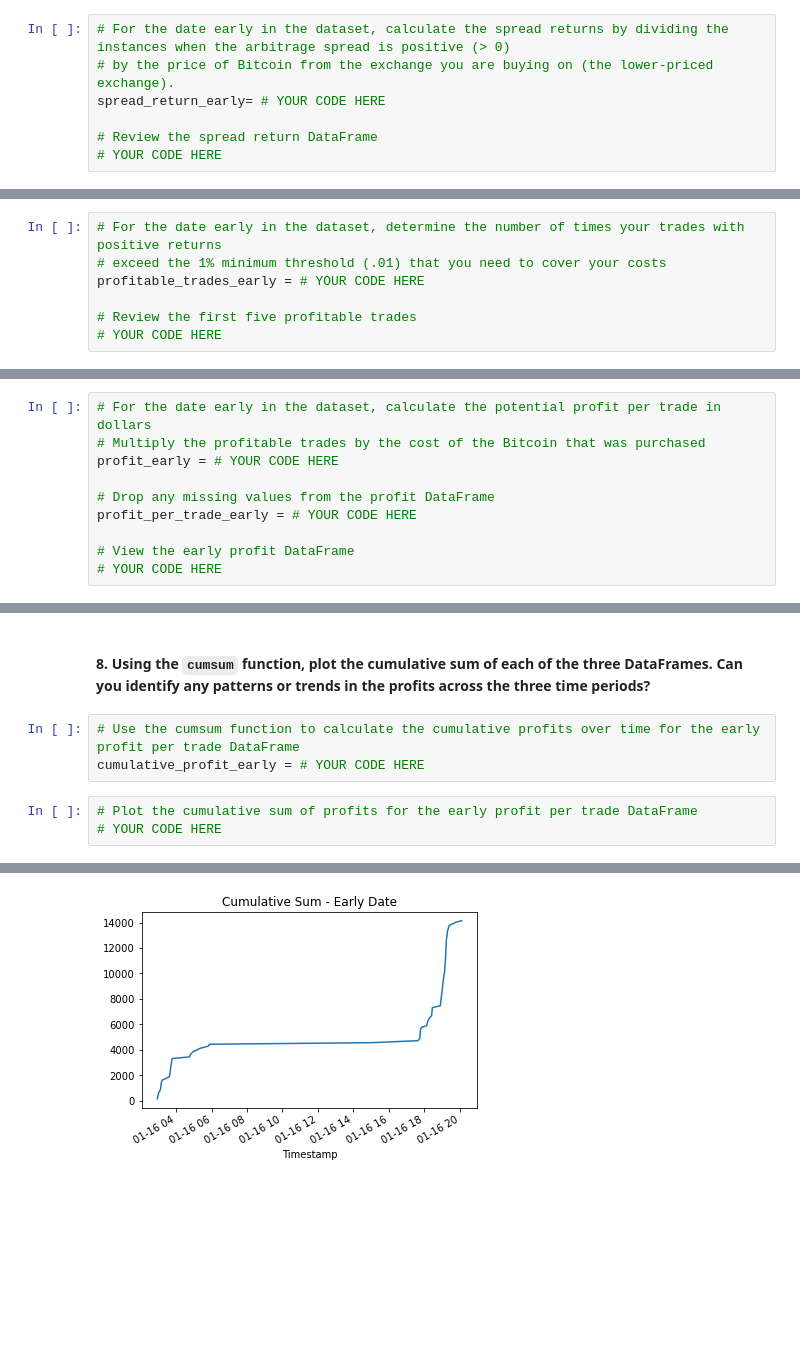
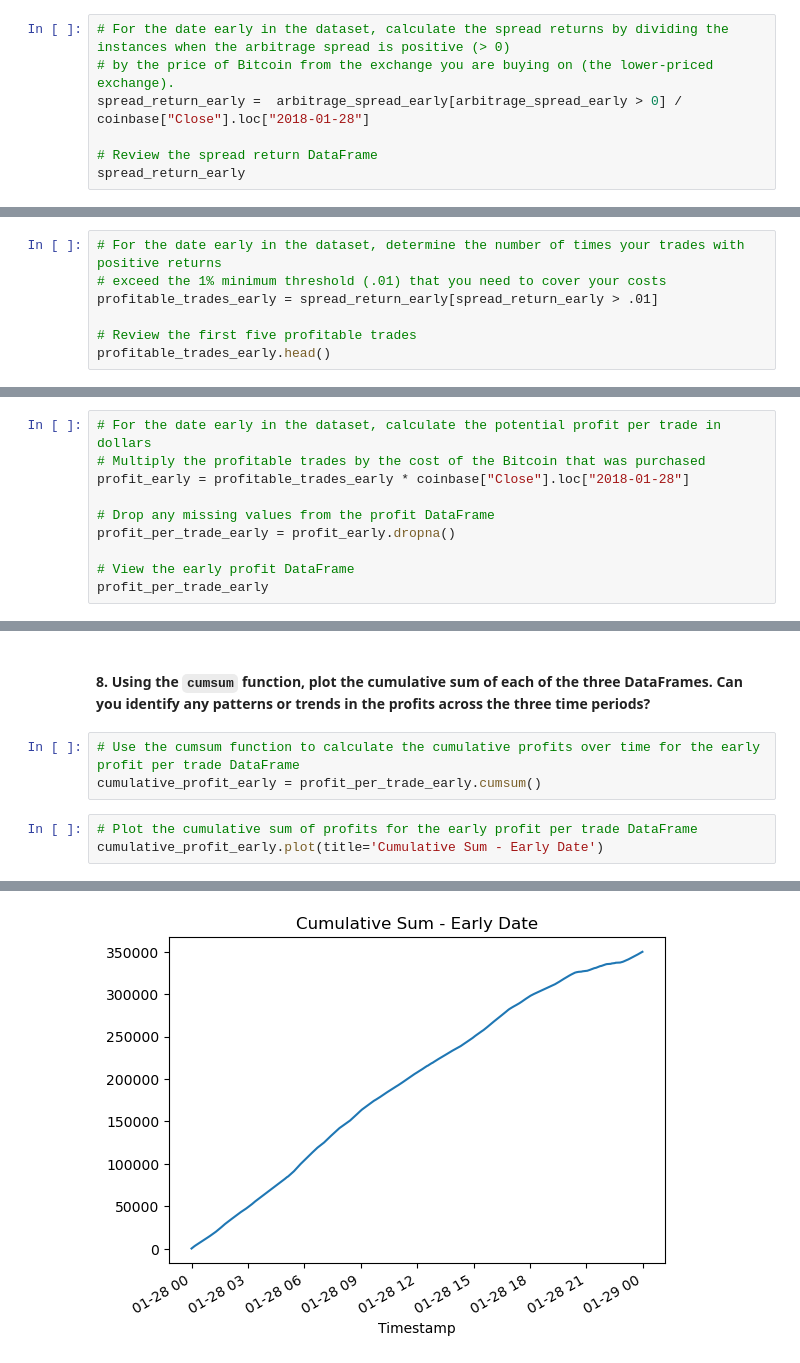
Before and after one commit to mikenguyenx/bootcamp_homework, a Jupyter notebook: challenge3_crypto_arbitrage/crypto_arbitrage.ipynb, the cells around one changed output, grey strips where cells are left out. Saved outputs shown, nothing was run; the diff lists cells and outputs as text; blank space fills up the shorter version.

```diff
--- a/challenge3_crypto_arbitrage/crypto_arbitrage.ipynb
+++ b/challenge3_crypto_arbitrage/crypto_arbitrage.ipynb
@@ -494,9 +528,9 @@ Name: Close, dtype: float64
 # %%
 # For the date early in the dataset, calculate the spread returns by dividing the instances when the arbitrage spread is positive (> 0)
 # by the price of Bitcoin from the exchange you are buying on (the lower-priced exchange).
-spread_return_early= # YOUR CODE HERE
+spread_return_early =  arbitrage_spread_early[arbitrage_spread_early > 0] / coinbase["Close"].loc["2018-01-28"]
 
 # Review the spread return DataFrame
-# YOUR CODE HERE
+spread_return_early
 # %% [output]
 Timestamp
@@ -511,9 +593,9 @@ Name: Close, dtype: float64
 # %%
 # For the date early in the dataset, determine the number of times your trades with positive returns
 # exceed the 1% minimum threshold (.01) that you need to cover your costs
-profitable_trades_early = # YOUR CODE HERE
+profitable_trades_early = spread_return_early[spread_return_early > .01]
 
 # Review the first five profitable trades
-# YOUR CODE HERE
+profitable_trades_early.head()
 # %% [output]
 Timestamp
@@ -544,12 +672,12 @@ Name: Close, dtype: float64
 # %%
 # For the date early in the dataset, calculate the potential profit per trade in dollars
 # Multiply the profitable trades by the cost of the Bitcoin that was purchased
-profit_early = # YOUR CODE HERE
+profit_early = profitable_trades_early * coinbase["Close"].loc["2018-01-28"]
 
 # Drop any missing values from the profit DataFrame
-profit_per_trade_early = # YOUR CODE HERE
+profit_per_trade_early = profit_early.dropna()
 
 # View the early profit DataFrame
-# YOUR CODE HERE
+profit_per_trade_early
 # %% [output]
 Timestamp
@@ -597,10 +800,10 @@ Name: Close, dtype: float64
 #### 8. Using the `cumsum` function, plot the cumulative sum of each of the three DataFrames. Can you identify any patterns or trends in the profits across the three time periods?
 # %%
 # Use the cumsum function to calculate the cumulative profits over time for the early profit per trade DataFrame
-cumulative_profit_early = # YOUR CODE HERE
+cumulative_profit_early = profit_per_trade_early.cumsum()
 # %%
 # Plot the cumulative sum of profits for the early profit per trade DataFrame
-# YOUR CODE HERE
+cumulative_profit_early.plot(title='Cumulative Sum - Early Date')
 # %% [output]
 <AxesSubplot:title={'center':'Cumulative Sum - Early Date'}, xlabel='Timestamp'>
-[figure, old version]
+[figure, new version]
```
Also changed, not shown: parts of 39 cells of this notebook, 1 other file.
